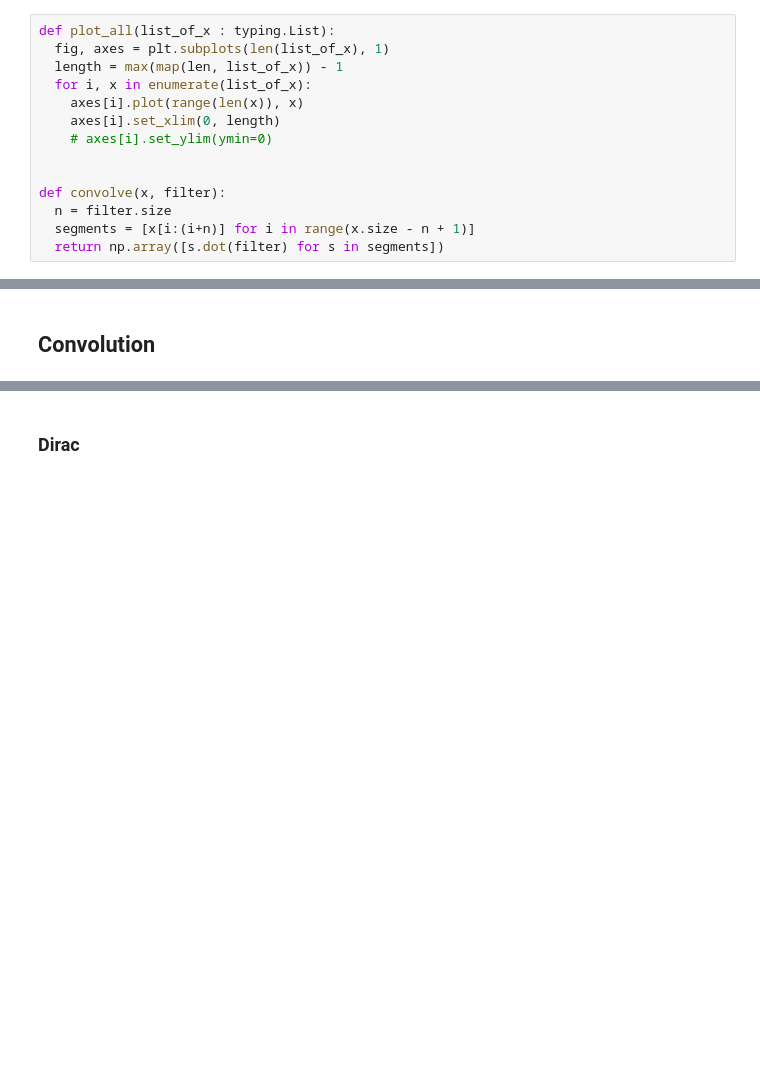
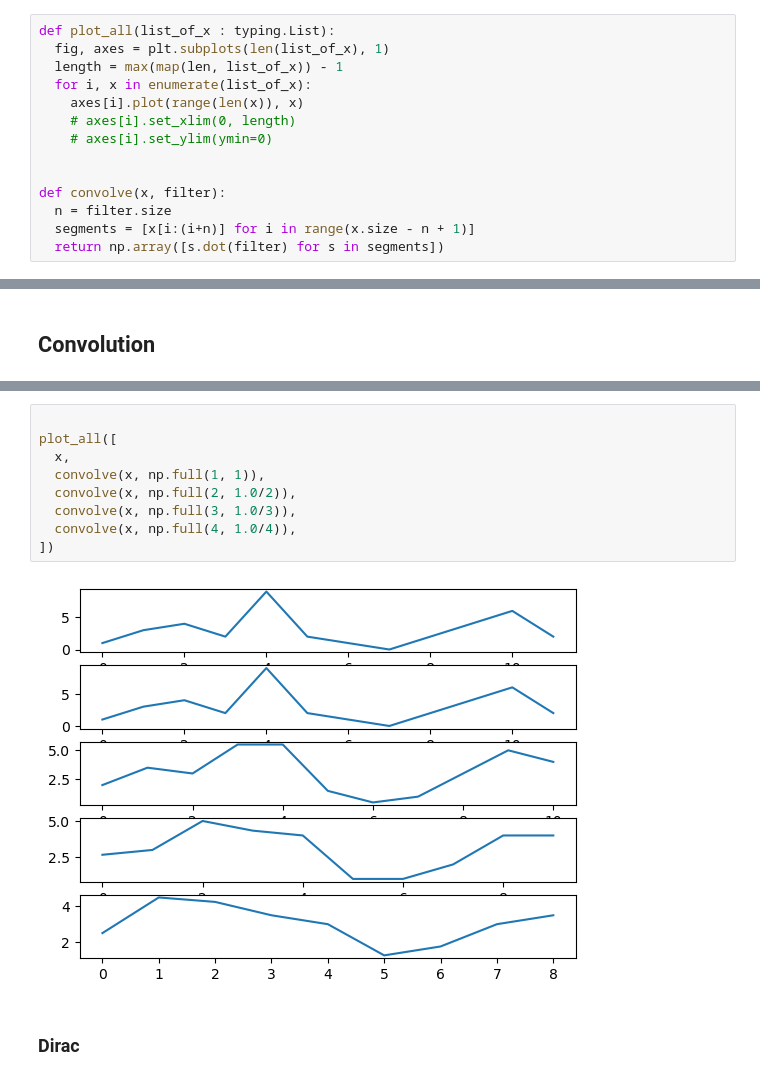
Before and after one commit to samogden/CST463-assignments, a Jupyter notebook: class_code/week08/cnn-models.ipynb, the cells around one changed output, grey strips where cells are left out. Drawn from its saved outputs; the diff is of its cells as text; blank space fills up the shorter version.

```diff
--- a/class_code/week08/cnn-models.ipynb
+++ b/class_code/week08/cnn-models.ipynb
@@ -15,7 +15,7 @@ def plot_all(list_of_x : typing.List):
   length = max(map(len, list_of_x)) - 1
   for i, x in enumerate(list_of_x):
     axes[i].plot(range(len(x)), x)
-    axes[i].set_xlim(0, length)
+    # axes[i].set_xlim(0, length)
     # axes[i].set_ylim(ymin=0)
 
 
@@ -87,3 +90,14 @@ plot_all([
+# %%
+
+plot_all([
+  x,
+  convolve(x, np.full(1, 1)),
+  convolve(x, np.full(2, 1.0/2)),
+  convolve(x, np.full(3, 1.0/3)),
+  convolve(x, np.full(4, 1.0/4)),
+])
+# %% [output]
+[figure, added]
 # %% [markdown]
 ### Dirac
 # %%
```
Also changed, not shown: parts of 14 cells of this notebook, 6 other files.
